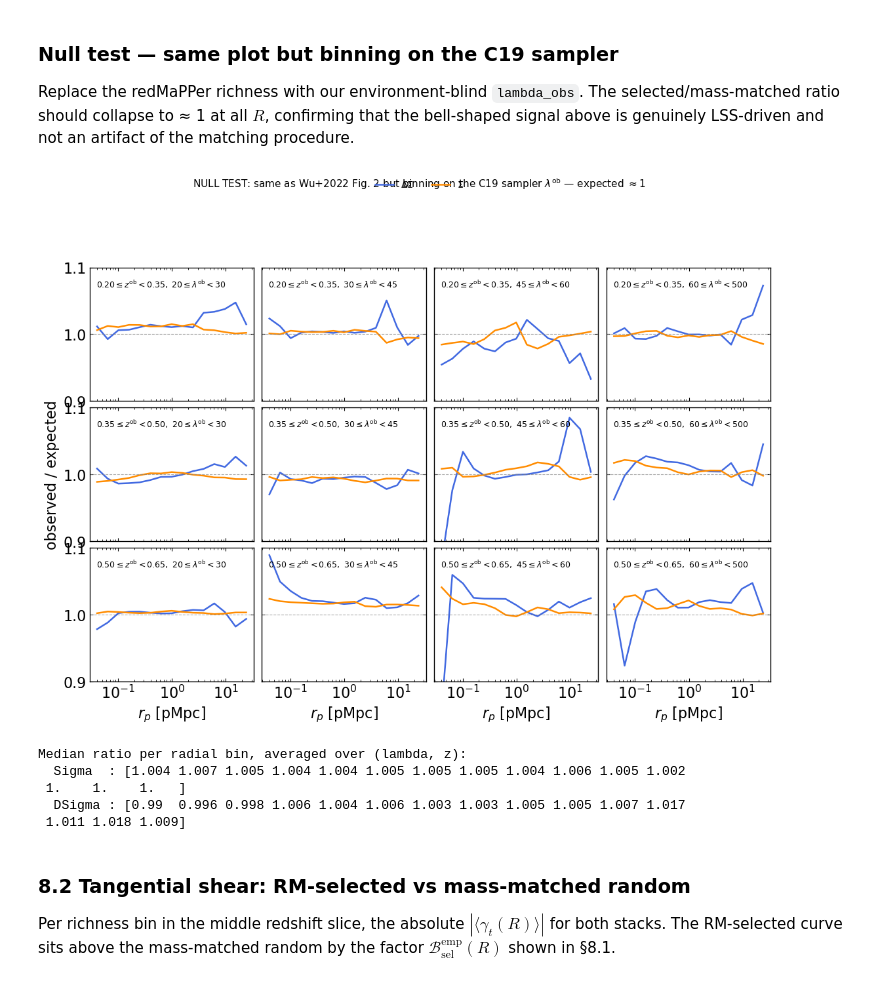
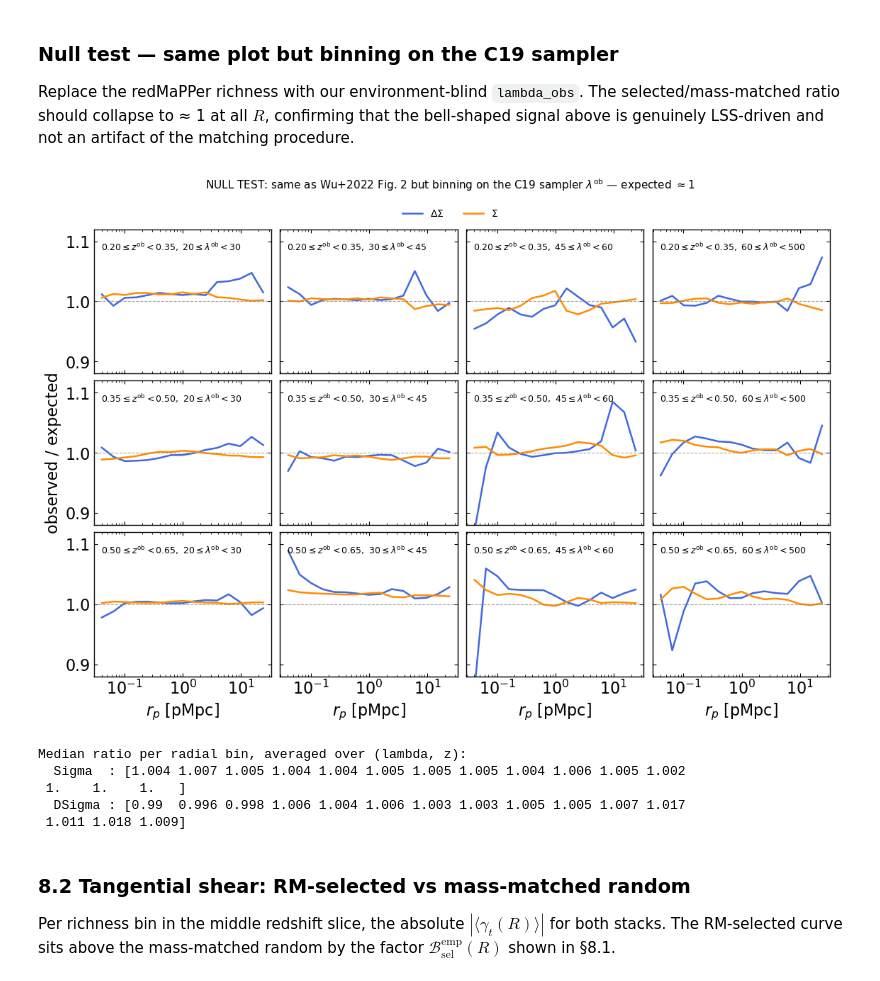
Before and after one commit to xtang126/mock_cluster_buzzard, a Jupyter notebook: MockDataVector.ipynb, the cells around one changed output. Saved outputs shown, nothing was run; the diff lists cells and outputs as text; code cells hidden in the pictures.

```diff
--- a/MockDataVector.ipynb
+++ b/MockDataVector.ipynb
@@ -1375,41 +1391,47 @@ for iz in range(nz):
                      lw=1.8, label=r'$\Sigma$'      if (iz == 0 and il == 0) else None)
         ax.axhline(1.0, ls='--', color='gray', alpha=0.7, lw=0.8)
 
-        ax.set_ylim(0.9, 1.1)
+        ax.set_ylim(0.88, 1.12)
         ax.text(
             0.04, 0.92,
             r'$%.2f \leq z^{\rm ob} < %.2f,\ %i \leq \lambda^{\rm ob} < %i$'
             % (ZMIN_LIST[iz], ZMAX_LIST[iz], LBDBINS[il], LBDBINS[il + 1]),
             transform=ax.transAxes, fontsize=9, va='top',
         )
 
 # Outer-axis labelling
 for il in range(nl):
     axes[-1, il].set_xlabel(r'$r_p\ [{\rm pMpc}]$')
 axes[nz // 2, 0].set_ylabel(r'observed / expected')
 
-# Top-of-figure legend so it doesn't collide with per-panel bin labels.
-handles, labels = axes[0, 0].get_legend_handles_labels()
-fig.legend(handles, labels, loc='lower center', ncol=2,
-           bbox_to_anchor=(0.5, 1.01), fontsize=10, frameon=False)
+fig.tight_layout()
+fig.subplots_adjust(top=0.88)   # reserve the top 12% for title + legend
 
 fig.suptitle(
     r'NULL TEST: same as Wu+2022 Fig. 2 but binning on the C19 sampler '
     r'$\lambda^{\rm ob}$ — expected $\approx 1$',
-    y=1.05, fontsize=11,
+    y=0.97, fontsize=11,
 )
-fig.tight_layout()
+
+handles, labels = axes[0, 0].get_legend_handles_labels()
+fig.legend(
+    handles, labels,
+    loc='upper center',                  # anchor the TOP of the legend
+    bbox_to_anchor=(0.5, 0.93),          # ...at y=0.93, below the title
+    ncol=2, fontsize=10, frameon=False,
+)
+
 plt.show()
 
 
 # --- Quick numeric summary ---
 print("Median ratio per radial bin, averaged over (lambda, z):")
 print("  Sigma  :", np.round(np.nanmedian(
     ratio_Sigma_C19.reshape(-1, ratio_Sigma_C19.shape[-1]),  axis=0), 3))
 print("  DSigma :", np.round(np.nanmedian(
     ratio_DSigma_C19.reshape(-1, ratio_DSigma_C19.shape[-1]), axis=0), 3))
 # %% [output]
-[figure, old version]
+[figure, new version]
 Median ratio per radial bin, averaged over (lambda, z):
   Sigma  : [1.004 1.007 1.005 1.004 1.004 1.005 1.005 1.005 1.004 1.006 1.005 1.002
  1.    1.    1.   ]
```
Also changed, not shown: parts of 2 cells of this notebook, 4 other files.
